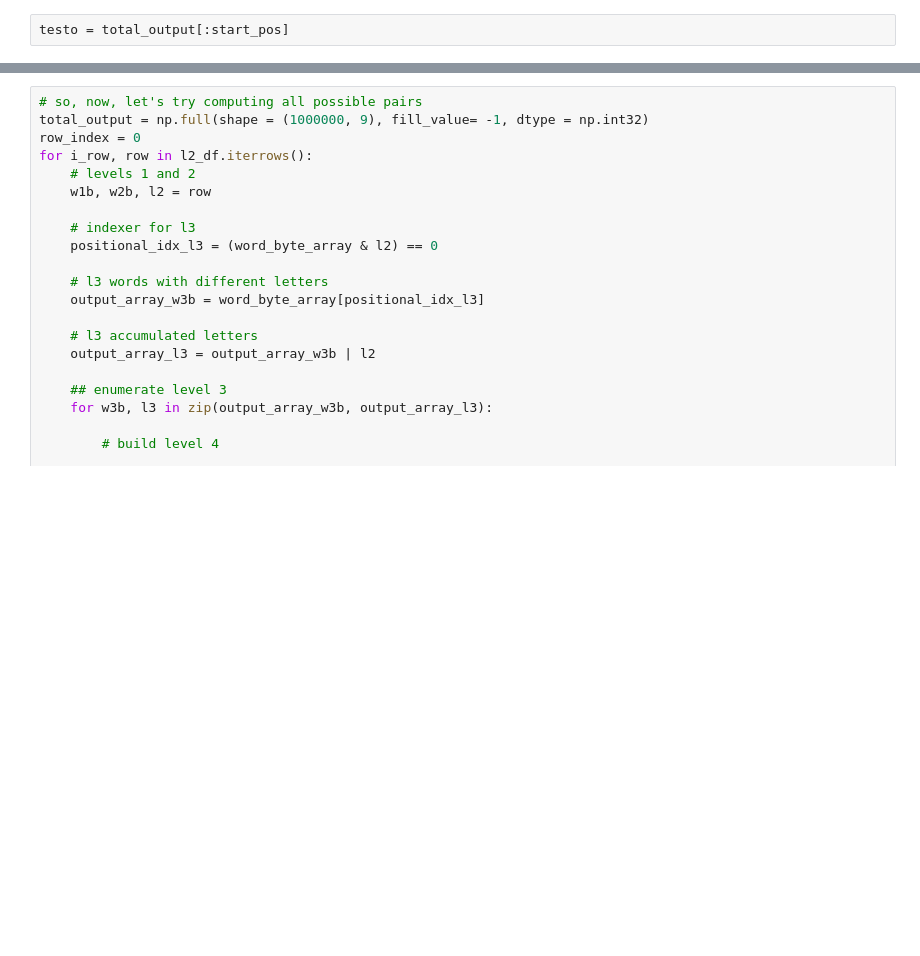
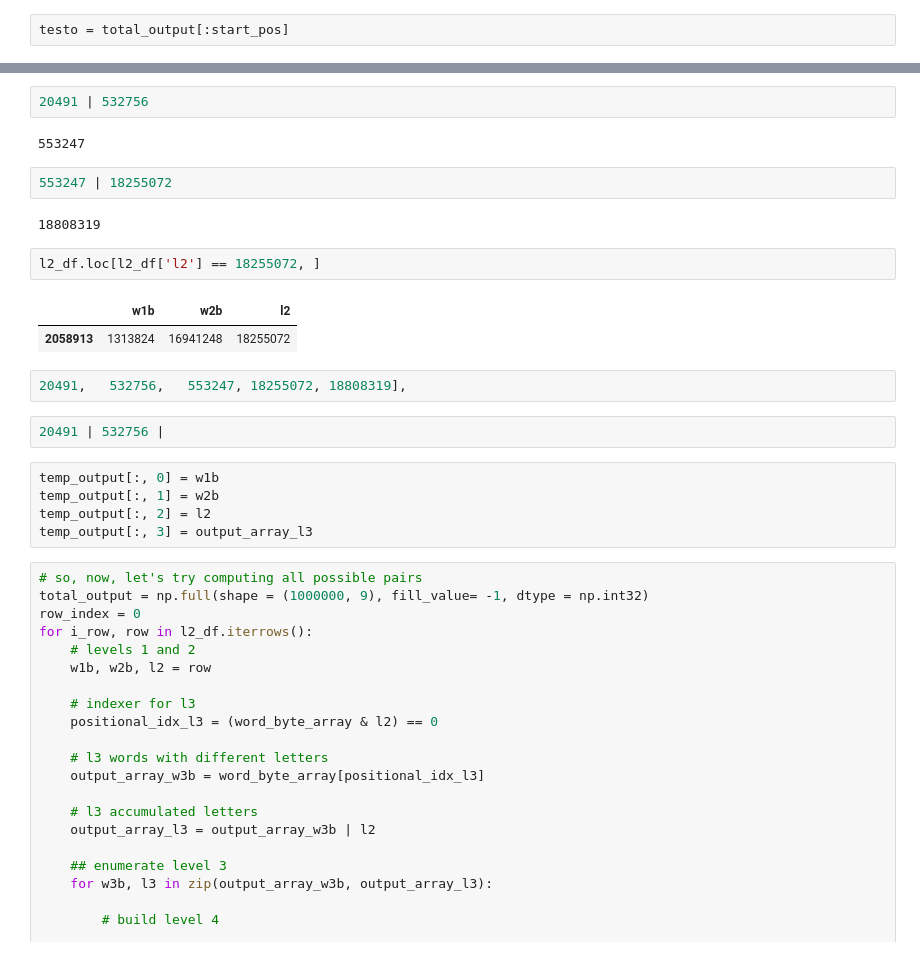
Before and after one commit to mike-babb/wordle_fun, a Jupyter notebook: five_groups_of_five_find_test_big_enumerate.ipynb, the cells around one changed output, grey strips where cells are left out. Saved outputs shown, nothing was run; the diff lists cells and outputs as text; blank space fills up the shorter version.

```diff
--- a/five_groups_of_five_find_test_big_enumerate.ipynb
+++ b/five_groups_of_five_find_test_big_enumerate.ipynb
@@ -167,3 +218,25 @@ testo = total_output[:start_pos]
+# %%
+20491 | 532756
+# %% [output]
+553247
+# %%
+553247 | 18255072
+# %% [output]
+18808319
+# %%
+l2_df.loc[l2_df['l2'] == 18255072, ]
+# %% [output]
+|  | w1b | w2b | l2 |
+| 2058913 | 1313824 | 16941248 | 18255072 |
+# %%
+20491,   532756,   553247, 18255072, 18808319],
+# %%
+20491 | 532756 |
+# %%
+temp_output[:, 0] = w1b
+temp_output[:, 1] = w2b
+temp_output[:, 2] = l2
+temp_output[:, 3] = output_array_l3
 # %%
 # so, now, let's try computing all possible pairs
 total_output = np.full(shape = (1000000, 9), fill_value= -1, dtype = np.int32)
```
Also changed, not shown: parts of 10 cells of this notebook.
